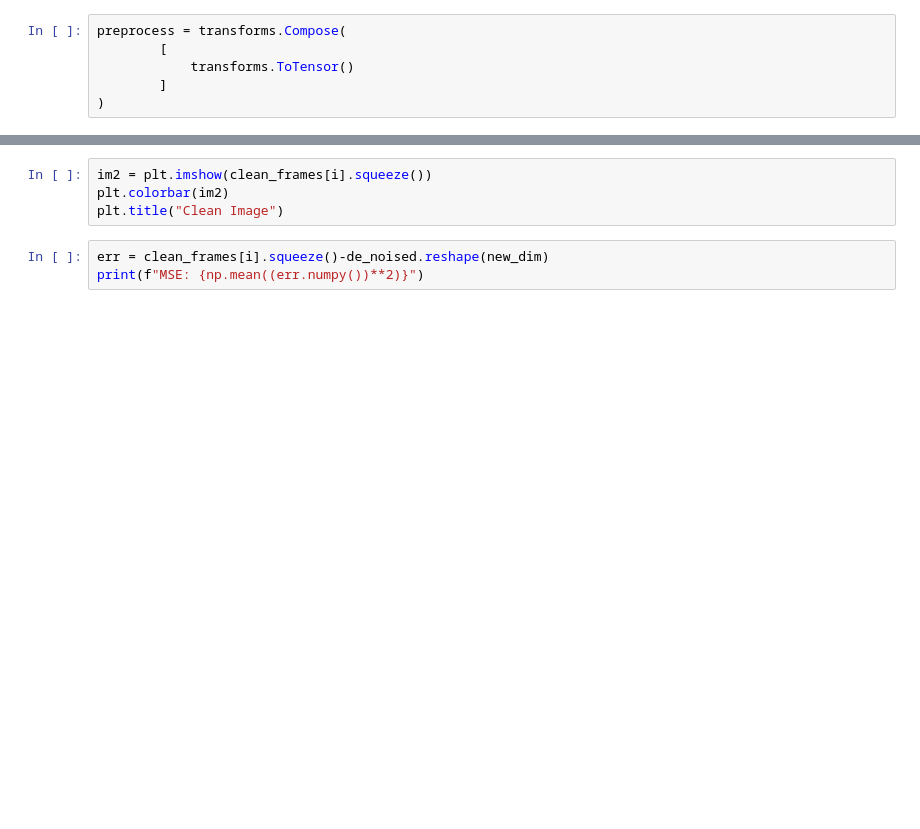
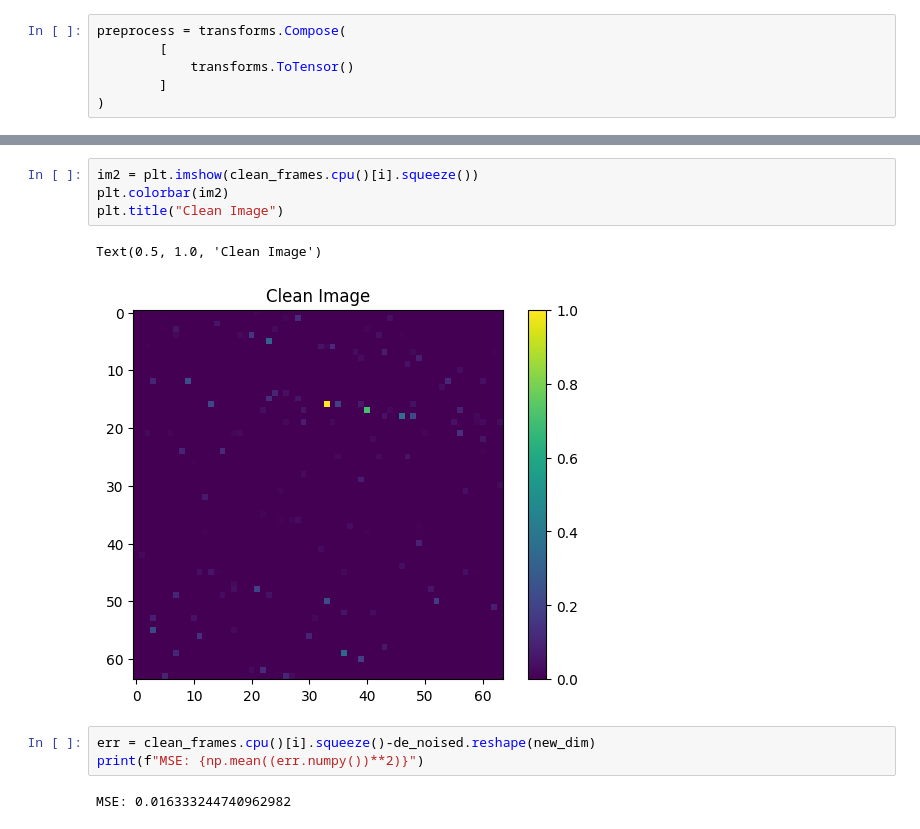
Before and after one commit to themrluke/StableDiffusionPUPPI, a Jupyter notebook: inference.ipynb, the cells around one changed output, grey strips where cells are left out. Drawn from its saved outputs; the diff is of its cells as text; blank space fills up the shorter version.

```diff
--- a/inference.ipynb
+++ b/inference.ipynb
@@ -79,7 +152,12 @@ plt.title("Denoised Image")
 # %%
-im2 = plt.imshow(clean_frames[i].squeeze())
+im2 = plt.imshow(clean_frames.cpu()[i].squeeze())
 plt.colorbar(im2)
 plt.title("Clean Image")
+# %% [output]
+Text(0.5, 1.0, 'Clean Image')
+[figure, added]
 # %%
-err = clean_frames[i].squeeze()-de_noised.reshape(new_dim)
+err = clean_frames.cpu()[i].squeeze()-de_noised.reshape(new_dim)
 print(f"MSE: {np.mean((err.numpy())**2)}")
+# %% [output]
+MSE: 0.016333244740962982
```
Also changed, not shown: parts of 21 cells of this notebook, 1 other file.
